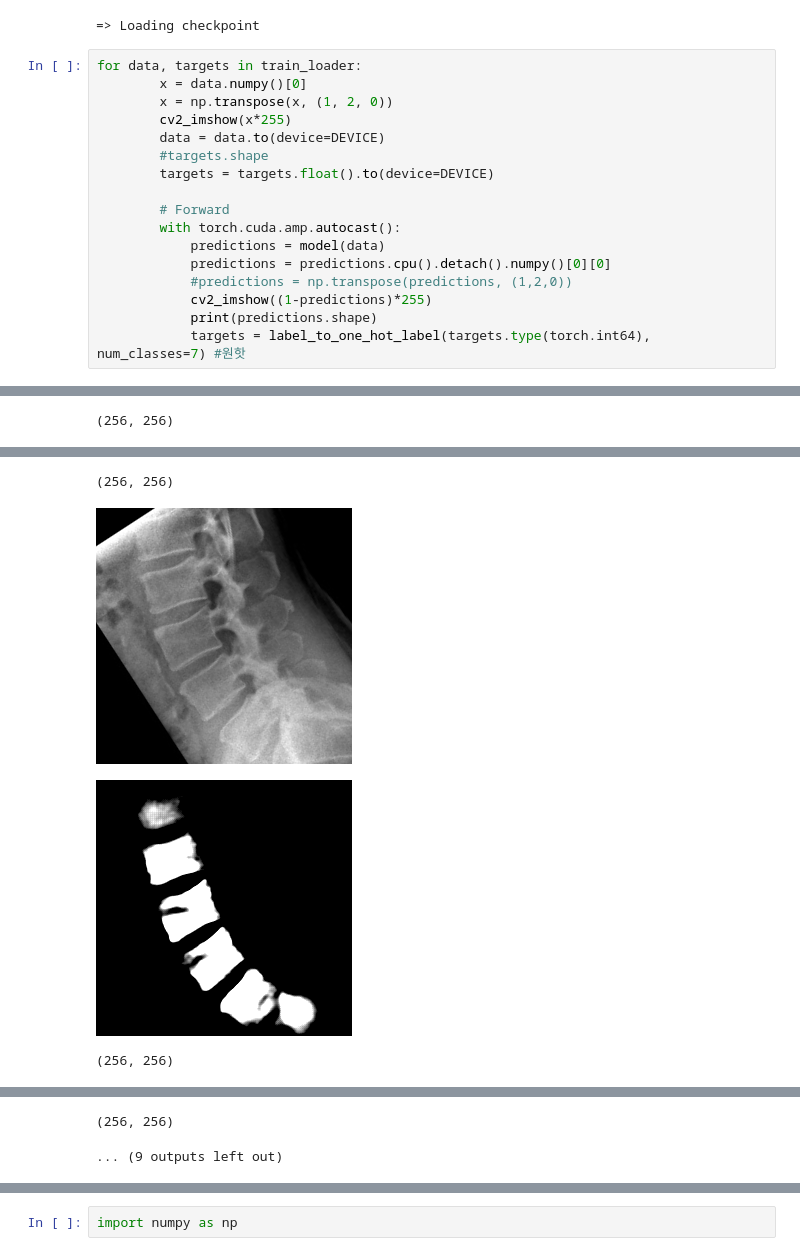
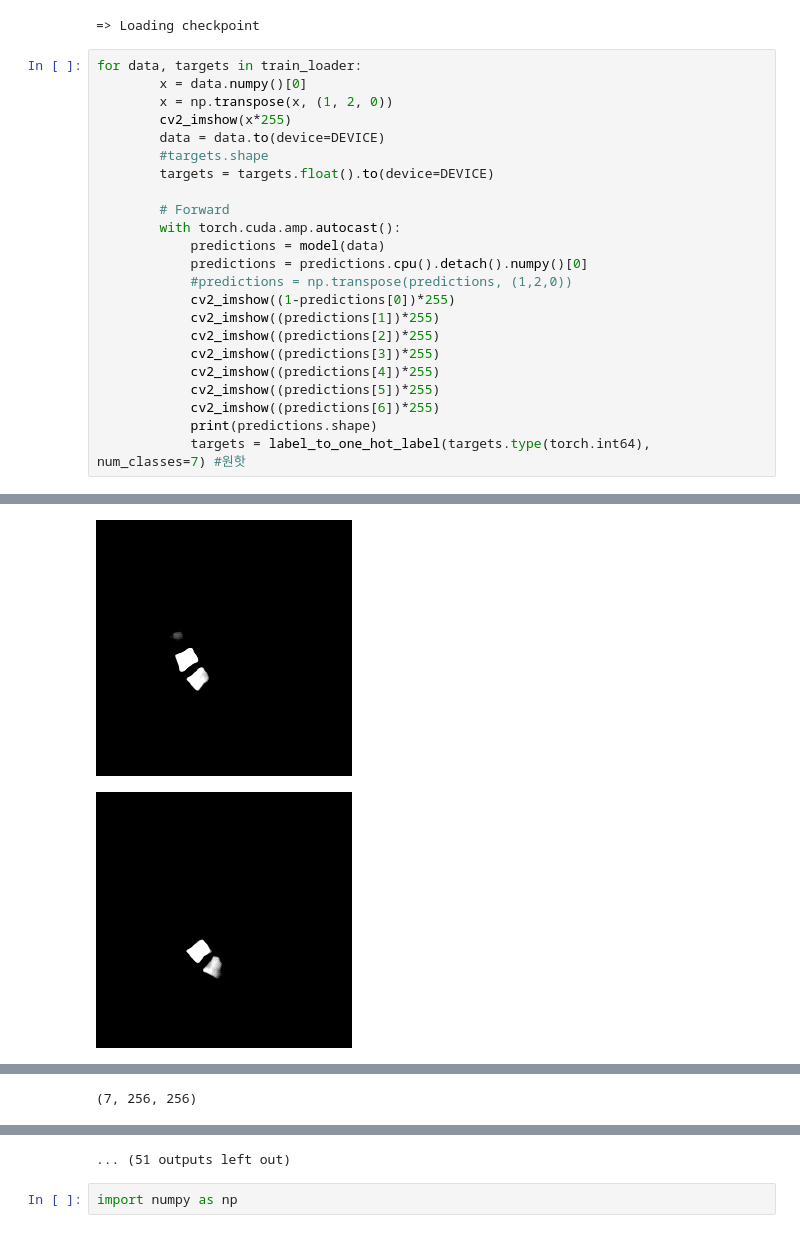
Before and after one commit to mumumu99/EEE3314_Segmentation_Challenge, a Jupyter notebook: Unet_hands_on(epoch=200,_pretrained=False, num_classes=7).ipynb, the cells around one changed output, grey strips where cells are left out. Drawn from its saved outputs; the diff is of its cells as text.

Commit message:
Output 모두 출력

```diff
--- a/Unet_hands_on(epoch=200,_pretrained=False, num_classes=7).ipynb
+++ b/Unet_hands_on(epoch=200,_pretrained=False, num_classes=7).ipynb
@@ -379,9 +379,15 @@ for data, targets in train_loader:
         # Forward
         with torch.cuda.amp.autocast():
             predictions = model(data)
-            predictions = predictions.cpu().detach().numpy()[0][0]
+            predictions = predictions.cpu().detach().numpy()[0]
             #predictions = np.transpose(predictions, (1,2,0))
-            cv2_imshow((1-predictions)*255)
+            cv2_imshow((1-predictions[0])*255)
+            cv2_imshow((predictions[1])*255)
+            cv2_imshow((predictions[2])*255)
+            cv2_imshow((predictions[3])*255)
+            cv2_imshow((predictions[4])*255)
+            cv2_imshow((predictions[5])*255)
+            cv2_imshow((predictions[6])*255)
             print(predictions.shape)
             targets = label_to_one_hot_label(targets.type(torch.int64), num_classes=7) #원핫
 # %% [output]
@@ -390 +395,0 @@ for data, targets in train_loader:
-(256, 256)
@@ -393,4 +398,2 @@ for data, targets in train_loader:
-(256, 256)
-[figure, old version]
+[figure, new version]
-[figure, old version]
+[figure, new version]
-(256, 256)
@@ -399,2 +402 @@ for data, targets in train_loader:
-(256, 256)
-... (9 outputs left out)
+(7, 256, 256)
@@ -401,3 +406,4 @@ for data, targets in train_loader:
+... (51 outputs left out)
 # %%
 import numpy as np
 # %%
```
Also changed, not shown: parts of 1 cell of this notebook.
